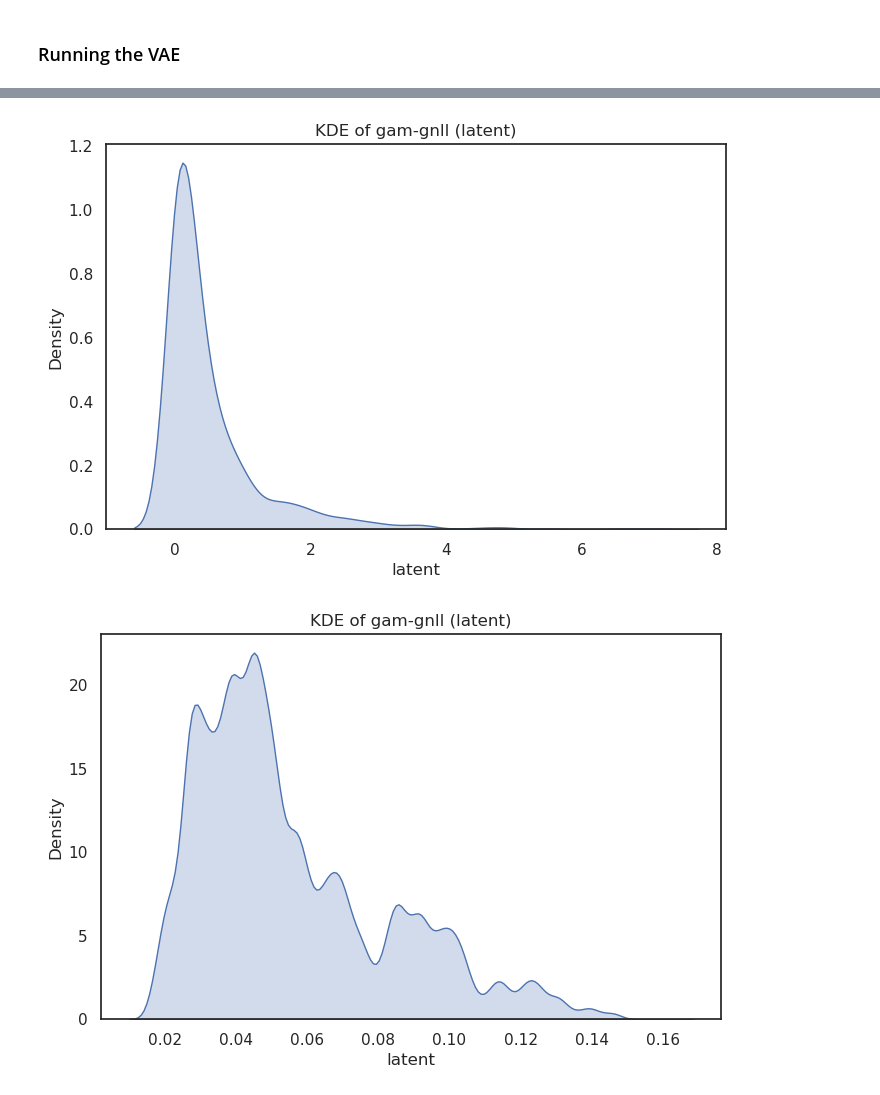
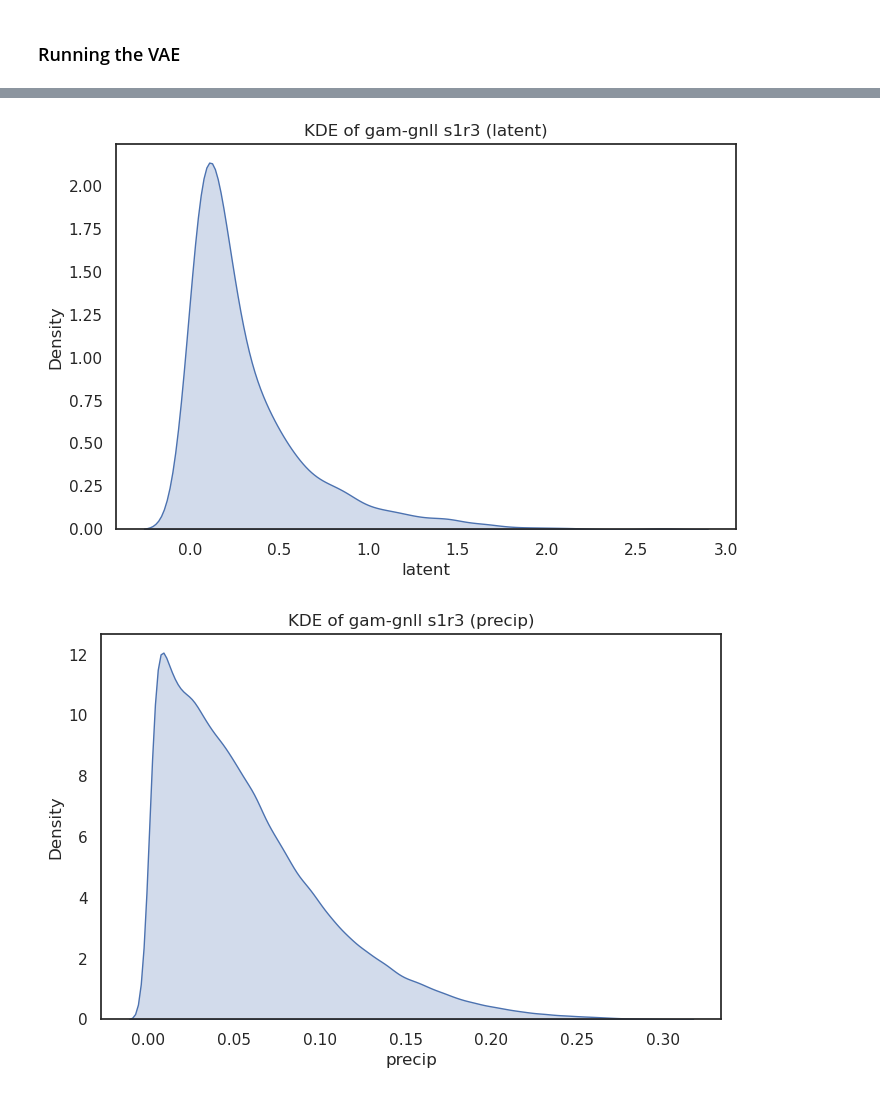
Before and after one commit to JulianEsler/signal-extraction, a Jupyter notebook: workbench/ERA5_VAE-GNLL-Copy1.ipynb, the cells around one changed output, grey strips where cells are left out. Saved outputs shown, nothing was run; the diff lists cells and outputs as text; code cells hidden in the pictures.

```diff
--- a/workbench/ERA5_VAE-GNLL-Copy1.ipynb
+++ b/workbench/ERA5_VAE-GNLL-Copy1.ipynb
@@ -67,13 +67,13 @@ gam_gnll_latent = pd.read_csv('~/signal-extraction/results/gam_gnll/gam_gnll_ext
 # %%
-universalKDE('latent', 'gam-gnll',gam_gnll_latent['latent'])
+universalKDE('latent', 'gam-gnll s1r3',gam_gnll_latent['latent'])
 # %% [output]
-[figure, old version]
+[figure, new version]
 # %%
-recon_pr = xr.open_dataset('~/signal-extraction/results/gam_gnll/gam_gnll_extractr_results_precip.nc')
+recon_pr = xr.open_dataset('~/signal-extraction/results/gam_gnll/gam_gnlls1r3_extractr_results_precip.nc')
 
-universalKDE('latent', 'gam-gnll',recon_pr['precip'])
+universalKDE('precip', 'gam-gnll s1r3',recon_pr['precip'])
 # %% [output]
-[figure, old version]
+[figure, new version]
 # %%
 from simulator_code.Wavelet import *
 # %%
```
Also changed, not shown: parts of 6 cells of this notebook, 14 other files.
